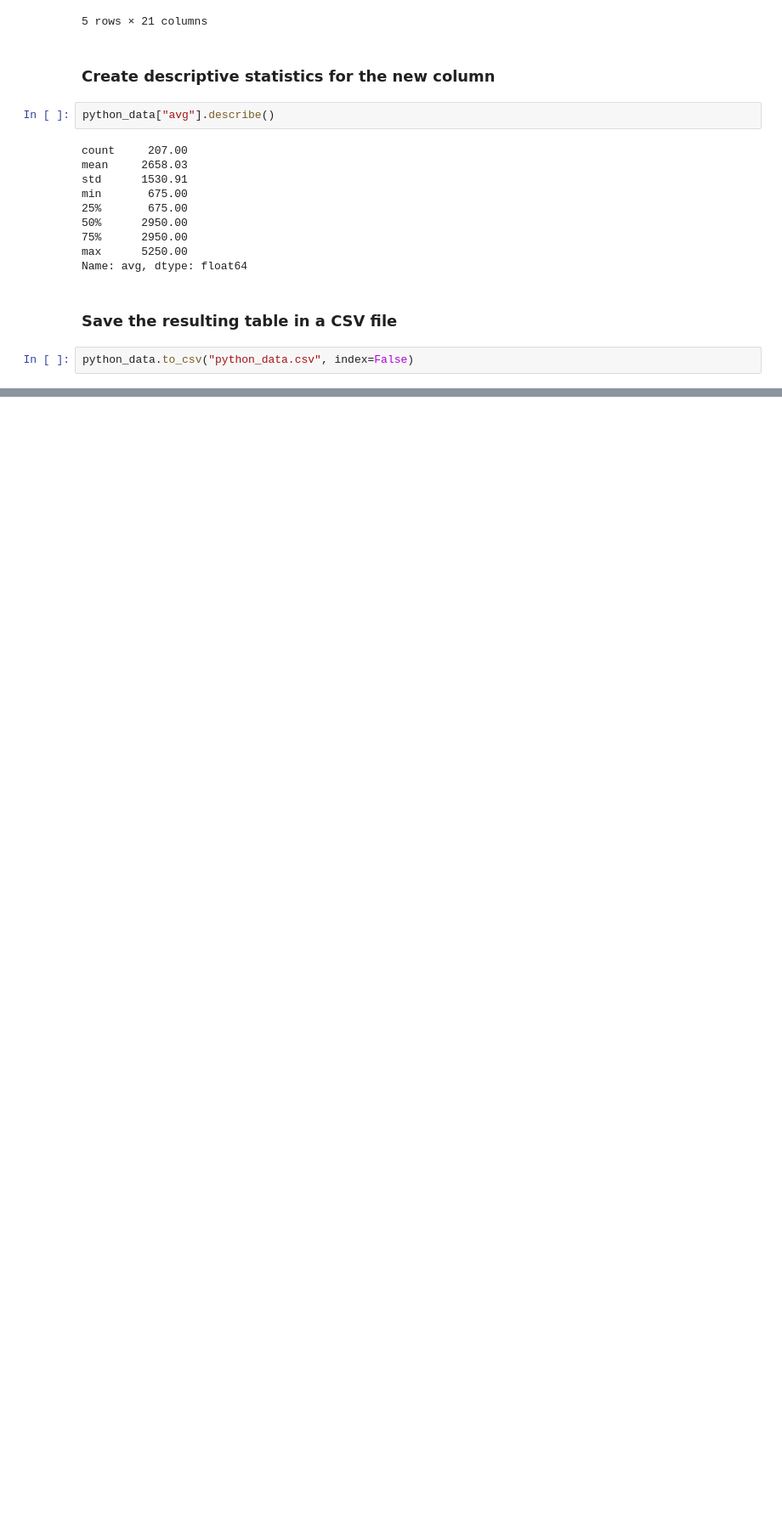
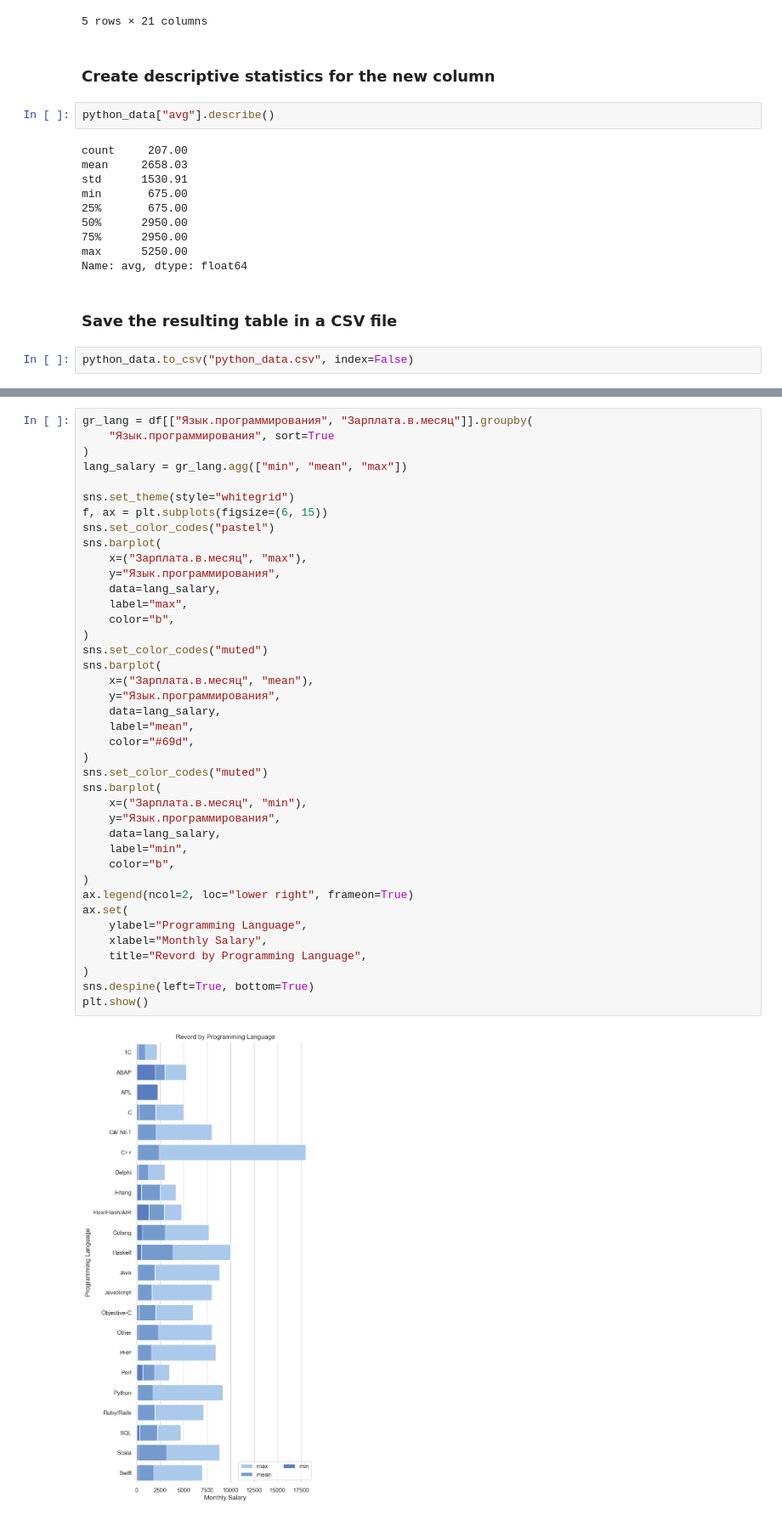
Before and after one commit to Matajur/Python-Data, a Jupyter notebook: homework_02/Hw2.2.ipynb, the cells around one changed output, grey strips where cells are left out. Shown at 85% size. Drawn from its saved outputs; the diff is of its cells as text; blank space fills up the shorter version.

```diff
--- a/homework_02/Hw2.2.ipynb
+++ b/homework_02/Hw2.2.ipynb
@@ -237,0 +276,42 @@ python_data.to_csv("python_data.csv", index=False)
+# %%
+gr_lang = df[["Язык.программирования", "Зарплата.в.месяц"]].groupby(
+    "Язык.программирования", sort=True
+)
+lang_salary = gr_lang.agg(["min", "mean", "max"])
+
+sns.set_theme(style="whitegrid")
+f, ax = plt.subplots(figsize=(6, 15))
+sns.set_color_codes("pastel")
+sns.barplot(
+    x=("Зарплата.в.месяц", "max"),
+    y="Язык.программирования",
+    data=lang_salary,
+    label="max",
+    color="b",
+)
+sns.set_color_codes("muted")
+sns.barplot(
+    x=("Зарплата.в.месяц", "mean"),
+    y="Язык.программирования",
+    data=lang_salary,
+    label="mean",
+    color="#69d",
+)
+sns.set_color_codes("muted")
+sns.barplot(
+    x=("Зарплата.в.месяц", "min"),
+    y="Язык.программирования",
+    data=lang_salary,
+    label="min",
+    color="b",
+)
+ax.legend(ncol=2, loc="lower right", frameon=True)
+ax.set(
+    ylabel="Programming Language",
+    xlabel="Monthly Salary",
+    title="Revord by Programming Language",
+)
+sns.despine(left=True, bottom=True)
+plt.show()
+# %% [output]
+[figure, added]
```
Also changed, not shown: parts of 7 cells of this notebook, 3 other files.
